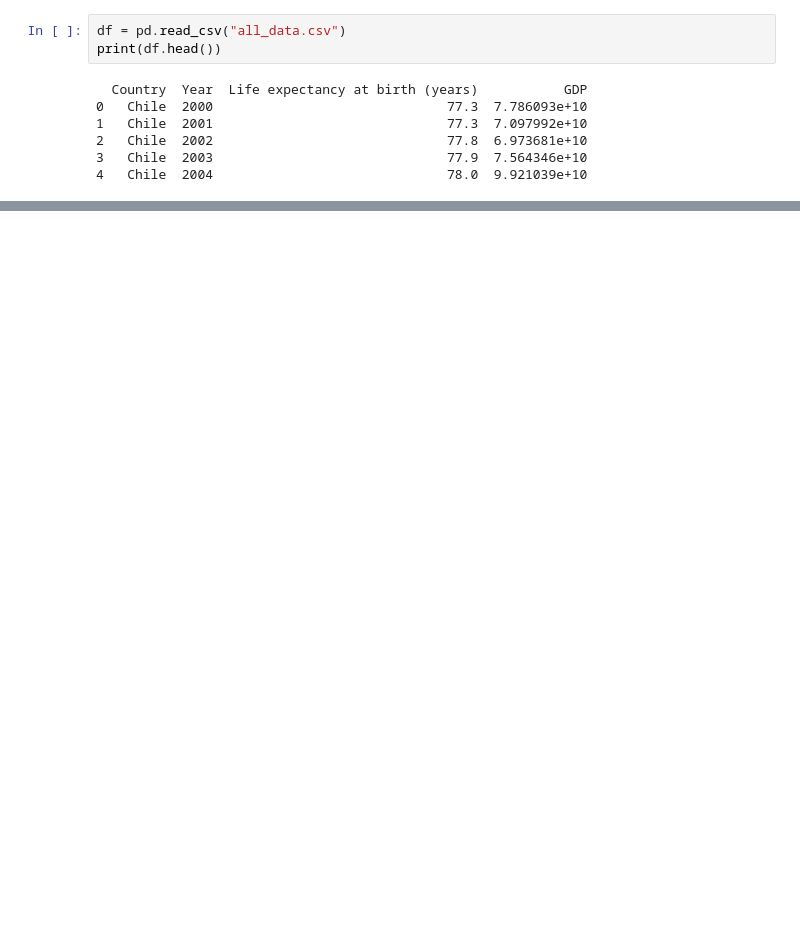
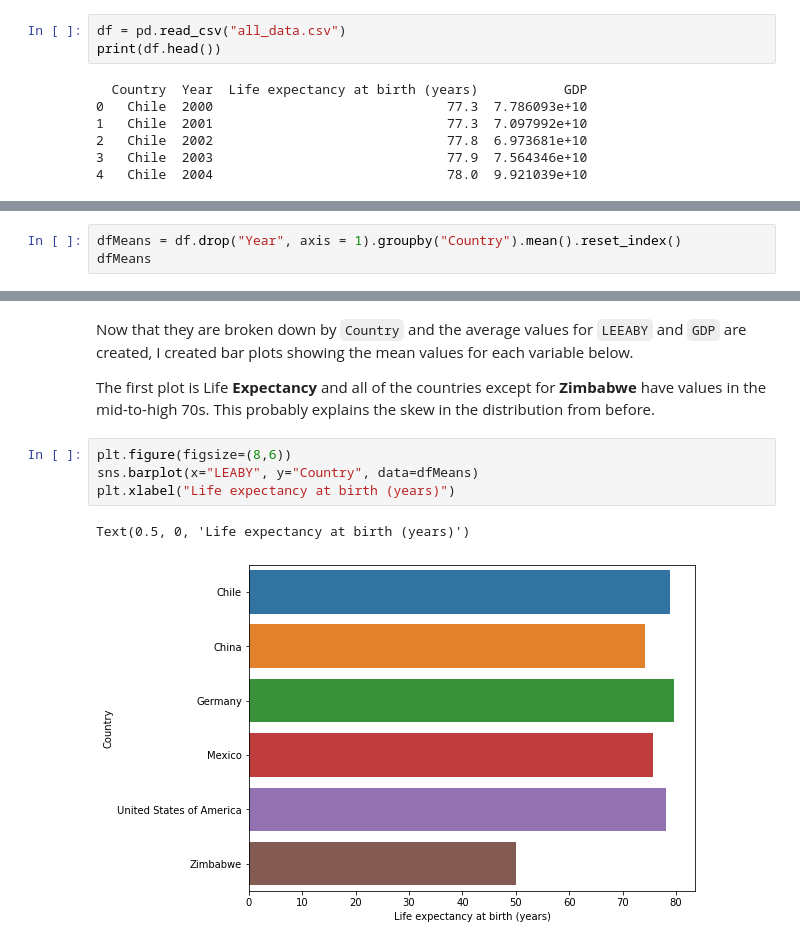
Before and after one commit to jkopz/life-expectancy-and-gdp, a Jupyter notebook: life_expectancy_gdp.ipynb, the cells around one changed output, grey strips where cells are left out. Cells and saved outputs as stored; diff of their text form; blank space fills up the shorter version.

```diff
--- a/life_expectancy_gdp.ipynb
+++ b/life_expectancy_gdp.ipynb
@@ -88,0 +114,3 @@ plt.show()
+# %%
+dfMeans = df.drop("Year", axis = 1).groupby("Country").mean().reset_index()
+dfMeans
@@ -88,0 +125,11 @@ plt.show()
+# %% [markdown]
+Now that they are broken down by `Country` and the average values for `LEEABY` and `GDP` are created, I created bar plots showing the mean values for each variable below.
+
+The first plot is Life **Expectancy** and all of the countries except for **Zimbabwe** have values in the mid-to-high 70s. This probably explains the skew in the distribution from before.
+# %%
+plt.figure(figsize=(8,6))
+sns.barplot(x="LEABY", y="Country", data=dfMeans)
+plt.xlabel("Life expectancy at birth (years)")
+# %% [output]
+Text(0.5, 0, 'Life expectancy at birth (years)')
+[figure, added]
```
Also changed, not shown: parts of 48 cells of this notebook.
